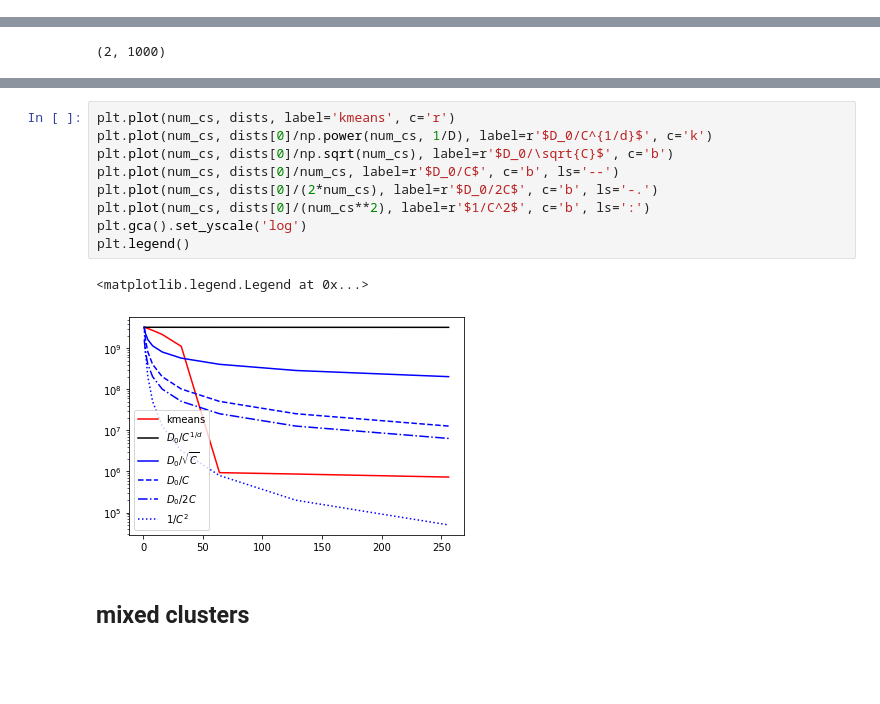
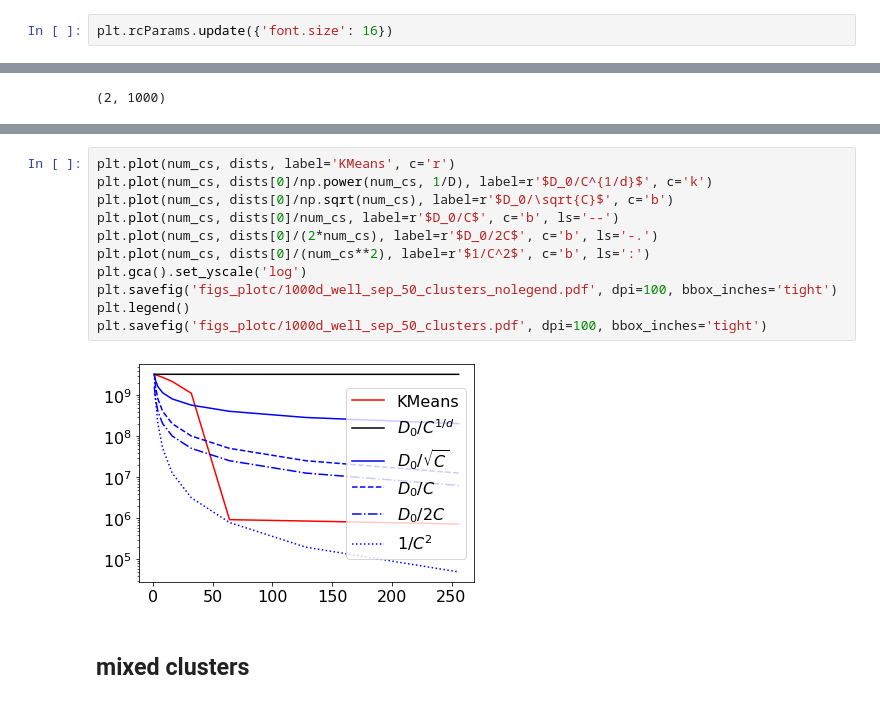
Before and after one commit to fartashf/gvar_code, a Jupyter notebook: notebooks/plot_c.ipynb, the cells around one changed output, grey strips where cells are left out. Drawn from its saved outputs; the diff is of its cells as text; blank space fills up the shorter version.

```diff
--- a/notebooks/plot_c.ipynb
+++ b/notebooks/plot_c.ipynb
@@ -3,6 +3,8 @@ import numpy as np
 import pylab as plt
 %matplotlib inline
 from sklearn.cluster import KMeans
+# %%
+plt.rcParams.update({'font.size': 16})
 # %% [markdown]
 # uniform 2D data
 # %%
@@ -212,15 +214,16 @@ for i, nc in enumerate(num_cs):
 # %%
-plt.plot(num_cs, dists, label='kmeans', c='r')
+plt.plot(num_cs, dists, label='KMeans', c='r')
 plt.plot(num_cs, dists[0]/np.power(num_cs, 1/D), label=r'$D_0/C^{1/d}$', c='k')
 plt.plot(num_cs, dists[0]/np.sqrt(num_cs), label=r'$D_0/\sqrt{C}$', c='b')
 plt.plot(num_cs, dists[0]/num_cs, label=r'$D_0/C$', c='b', ls='--')
 plt.plot(num_cs, dists[0]/(2*num_cs), label=r'$D_0/2C$', c='b', ls='-.')
 plt.plot(num_cs, dists[0]/(num_cs**2), label=r'$1/C^2$', c='b', ls=':')
 plt.gca().set_yscale('log')
+plt.savefig('figs_plotc/1000d_well_sep_50_clusters_nolegend.pdf', dpi=100, bbox_inches='tight')
 plt.legend()
+plt.savefig('figs_plotc/1000d_well_sep_50_clusters.pdf', dpi=100, bbox_inches='tight')
 # %% [output]
-<matplotlib.legend.Legend at 0x...>
-[figure, old version]
+[figure, new version]
 # %% [markdown]
 ## mixed clusters
 # %%
```
Also changed, not shown: parts of 5 cells of this notebook, 6 other files.
